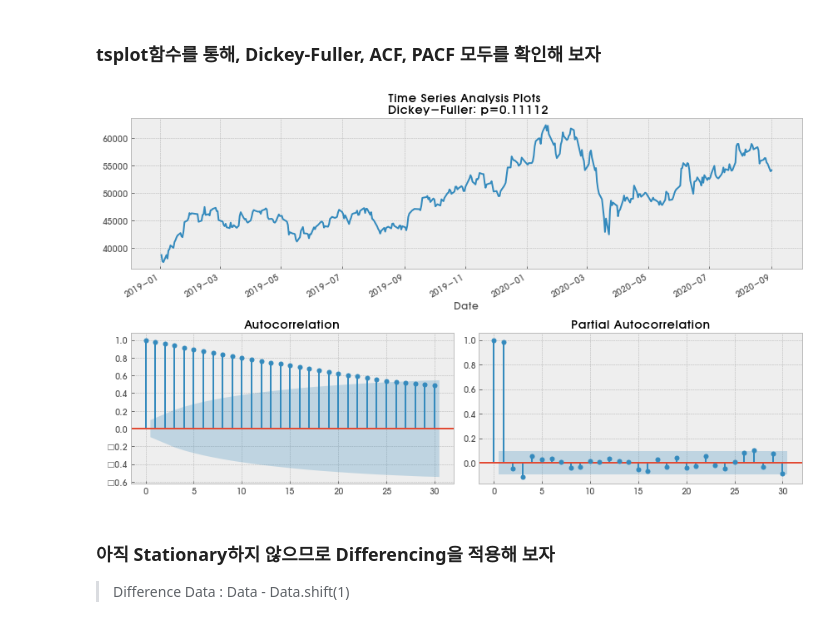
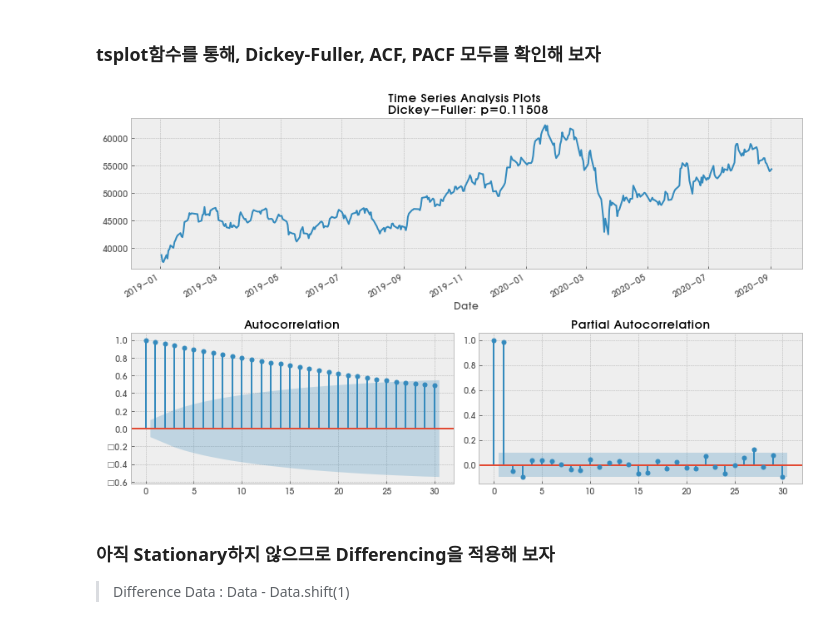
Before and after one commit to sumyeon/python_analytics_atoz, a Jupyter notebook: financial_analysis_v2.ipynb, the cells around one changed output. Drawn from its saved outputs; the diff is of its cells as text; code cells hidden in the pictures.

```diff
--- a/financial_analysis_v2.ipynb
+++ b/financial_analysis_v2.ipynb
@@ -252,0 +331,3 @@ https://medium.com/swlh/a-quick-example-of-time-series-forecasting-using-long-sh
+# %%
+model = AutoReg(stock2df['Close'], lags=15)
+model_fit = model.fit()
@@ -252,0 +367,17 @@ https://medium.com/swlh/a-quick-example-of-time-series-forecasting-using-long-sh
+# %%
+X = stock2df['Close']
+size = 365
+
+train, test = X[0:size], X[size:len(X)]
+history = [x for x in train]
+predictions = list()
+
+for t in range(len(test)):
+    model = AutoReg(history, lags=15)
+    model_fit = model.fit()
+    forecast = model_fit.predict(len(history), len(history))
+    predictions.append(forecast[0])
+    obs = test[t]
+    history.append(obs)
+error = mean_squared_error(test, predictions)
+print('Test MSE: %.3f' % error)
@@ -252,0 +386,5 @@ https://medium.com/swlh/a-quick-example-of-time-series-forecasting-using-long-sh
+# %%
+stock2df['regression_forecast'] = list(X[0:size].values) +  predictions
+fig,ax = plt.subplots(figsize=(16,8))
+stock2df[['Close','regression_forecast']].plot(ax=ax)
+plt.show()
@@ -252,0 +393,5 @@ https://medium.com/swlh/a-quick-example-of-time-series-forecasting-using-long-sh
+# %%
+stock2df['ARIMA_forecast'] = list(X[0:size].values) +  predictions
+fig,ax = plt.subplots(figsize=(16,8))
+stock2df[365:][['Close','ARIMA_forecast']].plot(ax=ax)
+plt.show()
@@ -323,9 +465,9 @@ def tsplot(y, lags=None, figsize=(12,7), style='bmh'):
 # %% [markdown]
 ### tsplot함수를 통해, Dickey-Fuller, ACF, PACF 모두를 확인해 보자
 # %%
-tsplot(stockdf['Close'], lags=30)
+tsplot(stock2df['Close'], lags=30)
 # %% [output]
-[figure, old version]
+[figure, new version]
 # %% [markdown]
 ### 아직 Stationary하지 않으므로 Differencing을 적용해 보자
 > Difference Data :  Data - Data.shift(1)
```
Also changed, not shown: parts of 46 cells of this notebook.
